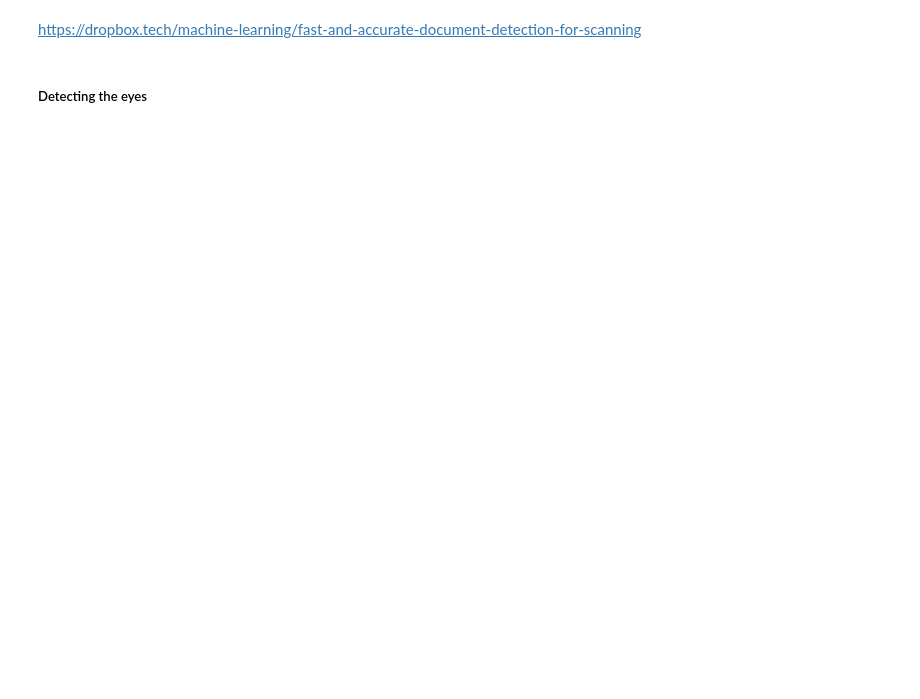
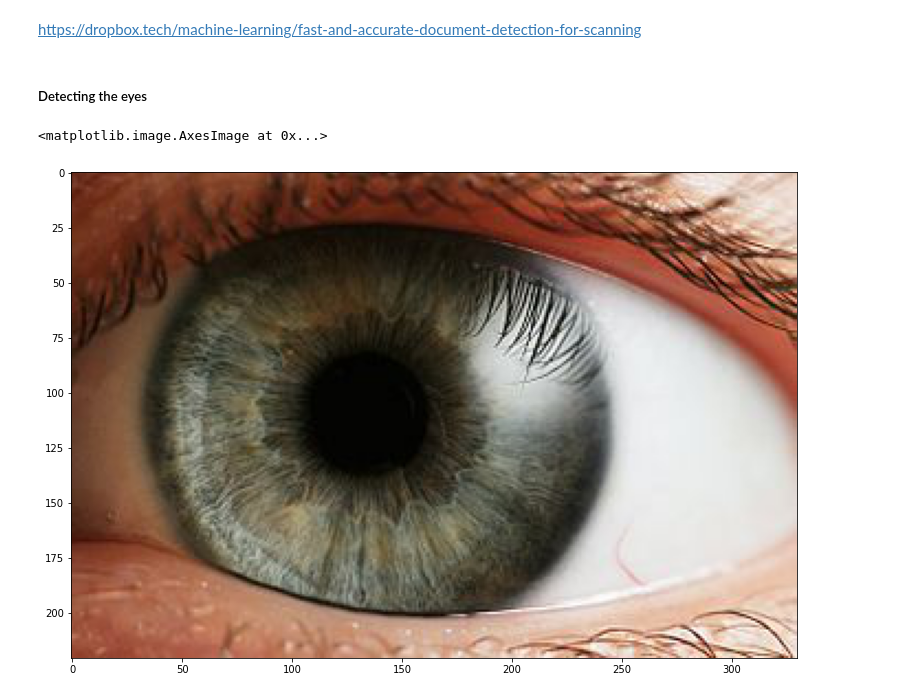
Before and after one commit to borislevant/cvplayground, a Jupyter notebook: scanner.ipynb, the cells around one changed output. Cells and saved outputs as stored; diff of their text form; code cells hidden in the pictures; blank space fills up the shorter version.

```diff
--- a/scanner.ipynb
+++ b/scanner.ipynb
@@ -92,8 +110,11 @@ https://dropbox.tech/machine-learning/fast-and-accurate-document-detection-for-s
 # %% [markdown]
 ##### Detecting the eyes
 # %%
-img=io.imread('eye.jpg')
+img=io.imread('images/eye.jpg')
 plt.imshow(img)
+# %% [output]
+<matplotlib.image.AxesImage at 0x...>
+[figure, added]
 # %%
 img_grey=color.rgb2gray(img)
 plt.imshow(img_grey)
```
Also changed, not shown: parts of 7 cells of this notebook.
